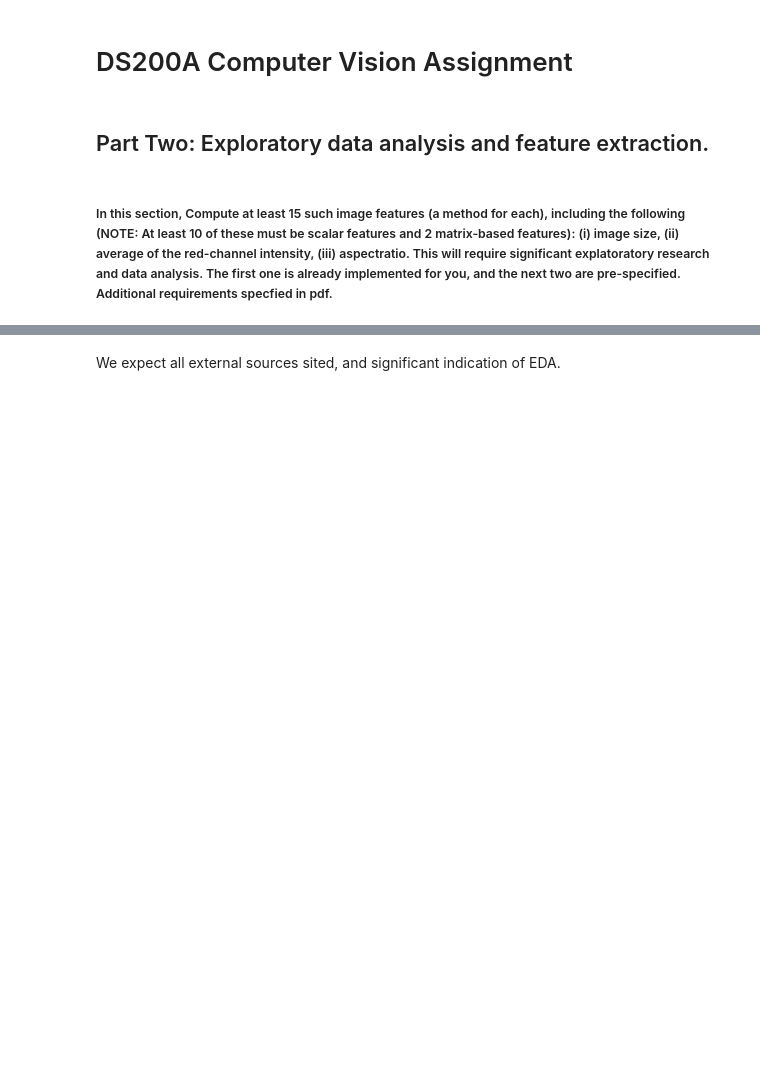
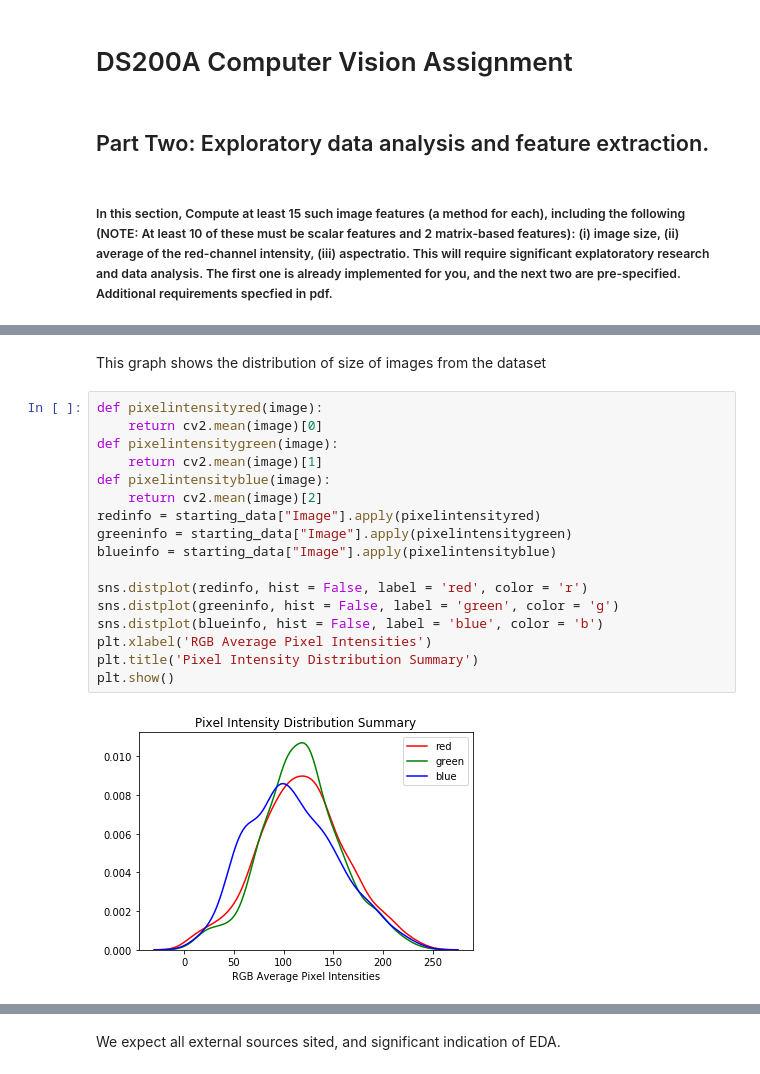
Before and after one commit to sikaiyin/CS200A-FinalProj, a Jupyter notebook: GradProject_NB2.ipynb, the cells around one changed output, grey strips where cells are left out. Drawn from its saved outputs; the diff is of its cells as text; blank space fills up the shorter version.

```diff
--- a/GradProject_NB2.ipynb
+++ b/GradProject_NB2.ipynb
@@ -231,0 +68,21 @@ def ft_lbp(image):
+# %% [markdown]
+This graph shows the distribution of size of images from the dataset
+# %%
+def pixelintensityred(image):
+    return cv2.mean(image)[0]
+def pixelintensitygreen(image):
+    return cv2.mean(image)[1]
+def pixelintensityblue(image):
+    return cv2.mean(image)[2]
+redinfo = starting_data["Image"].apply(pixelintensityred)
+greeninfo = starting_data["Image"].apply(pixelintensitygreen)
+blueinfo = starting_data["Image"].apply(pixelintensityblue)
+
+sns.distplot(redinfo, hist = False, label = 'red', color = 'r')
+sns.distplot(greeninfo, hist = False, label = 'green', color = 'g')
+sns.distplot(blueinfo, hist = False, label = 'blue', color = 'b')
+plt.xlabel('RGB Average Pixel Intensities')
+plt.title('Pixel Intensity Distribution Summary')
+plt.show()
+# %% [output]
+[figure, added]
```
Also changed, not shown: parts of 51 cells of this notebook, 4 other files.
